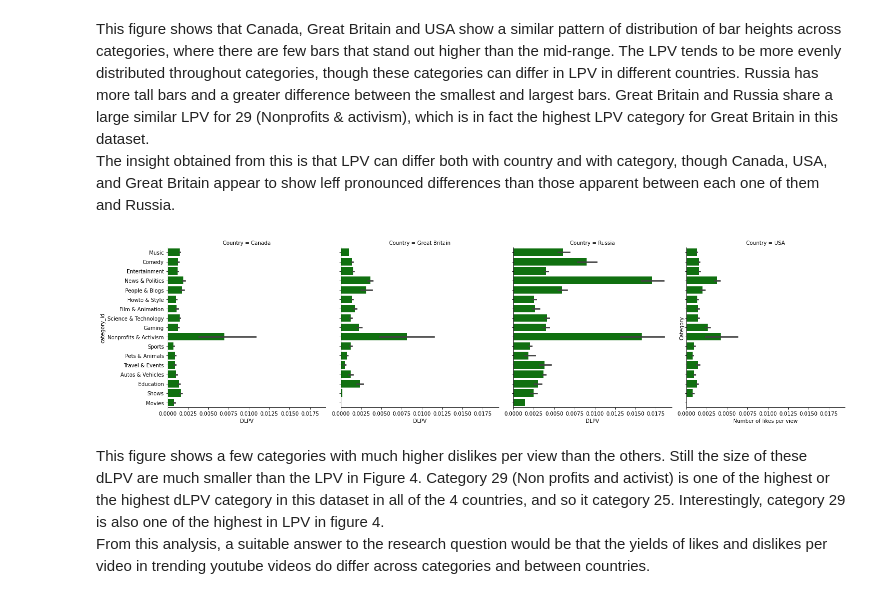
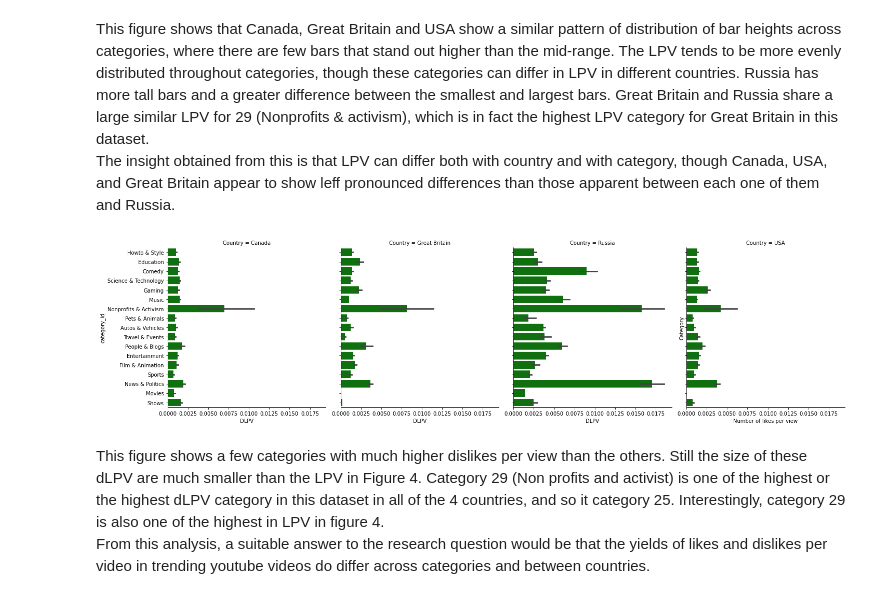
Before and after one commit to data301-2020-winter1/course-project-group_6013, a Jupyter notebook: analysis/milestone2Task4AndTask5.ipynb, the cells around one changed output. Saved outputs shown, nothing was run; the diff lists cells and outputs as text; code cells hidden in the pictures.

```diff
--- a/analysis/milestone2Task4AndTask5.ipynb
+++ b/analysis/milestone2Task4AndTask5.ipynb
@@ -171,16 +182,16 @@ The insight obtained from this is that LPV can differ both with country and with
 # %%
 #dfCUB = df.loc[(df['Country']=="CA")| (df['Country']=="US") | (df['Country']=="GB") | (df['Country']=="RU")]
 #print(dfCUB)
 
-P10 = sns.catplot(data=dfCUB,col='Country',y='category_id',x='DLPV',kind='bar',color = 'green')
+P10 = sns.catplot(data=dfCUB,col='Country',y='category_id',x='DLPV',kind='bar',color = 'green',order=['Howto & Style','Education','Comedy','Science & Technology','Gaming','Music','Nonprofits & Activism','Pets & Animals','Autos & Vehicles','Travel & Events','People & Blogs','Entertainment','Film & Animation','Sports','News & Politics','Movies','Shows'])
 plot.ylabel("Category")
 plot.xlabel("Number of likes per view")
 plot.savefig("../../images/dLPVcatscs.png")
 #Here it's really interesting that for Cananada and GB, the DLPV stays relatively low for most categories and 29 stands out.
 #Russia is distinctive because it has more DLPVs across more categories.
 #The countries consistently have a high DLPV for category 29 (Activism and Nonprofits)
 # %% [output]
-[figure, old version]
+[figure, new version]
 # %% [markdown]
 This figure shows a few categories with much higher dislikes per view than the others. Still the size of these dLPV are much smaller than the LPV in Figure 4. Category 29 (Non profits and activist) is one of the highest or the highest dLPV category in this dataset in all of the 4 countries, and so it category 25. Interestingly, category 29 is also one of the highest in LPV in figure 4.
 From this analysis, a suitable answer to the research question would be that the yields of likes and dislikes per video in trending youtube videos do differ across categories and between countries.
```
Also changed, not shown: parts of 11 cells of this notebook, 6 other files.
